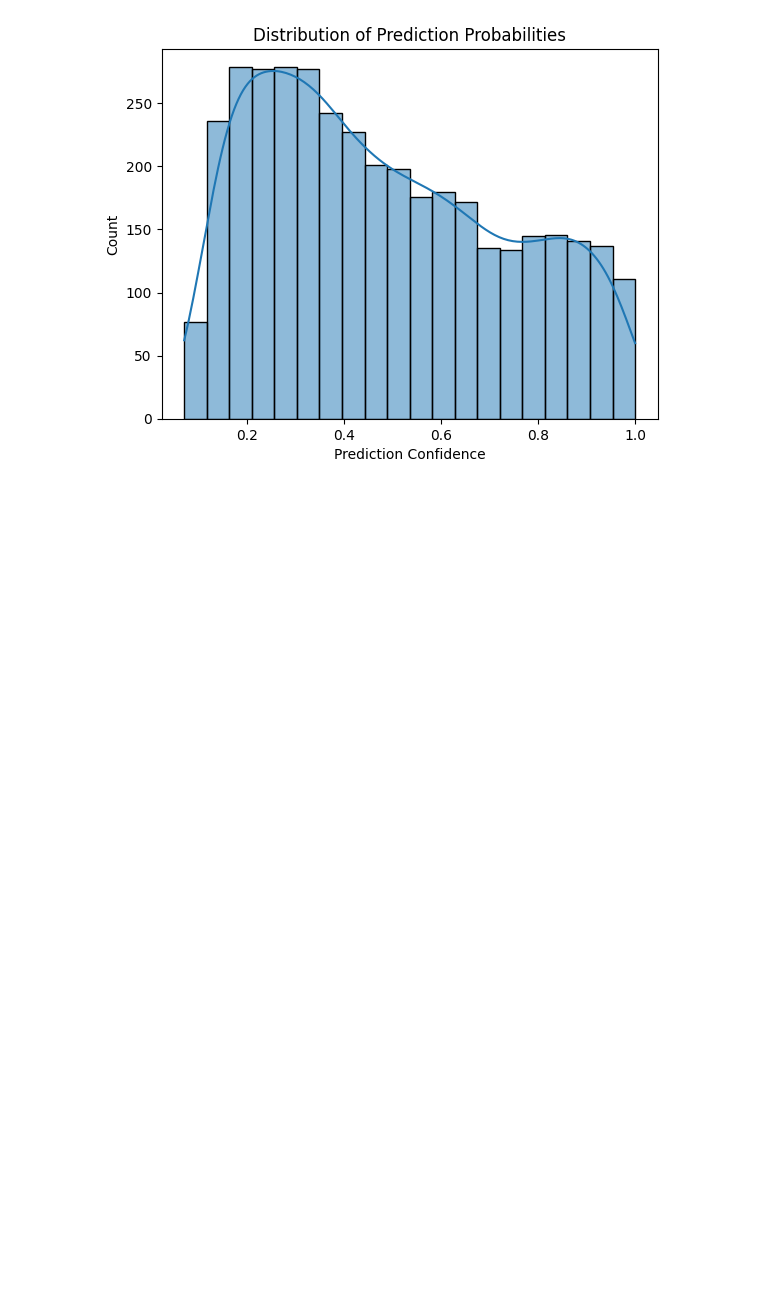
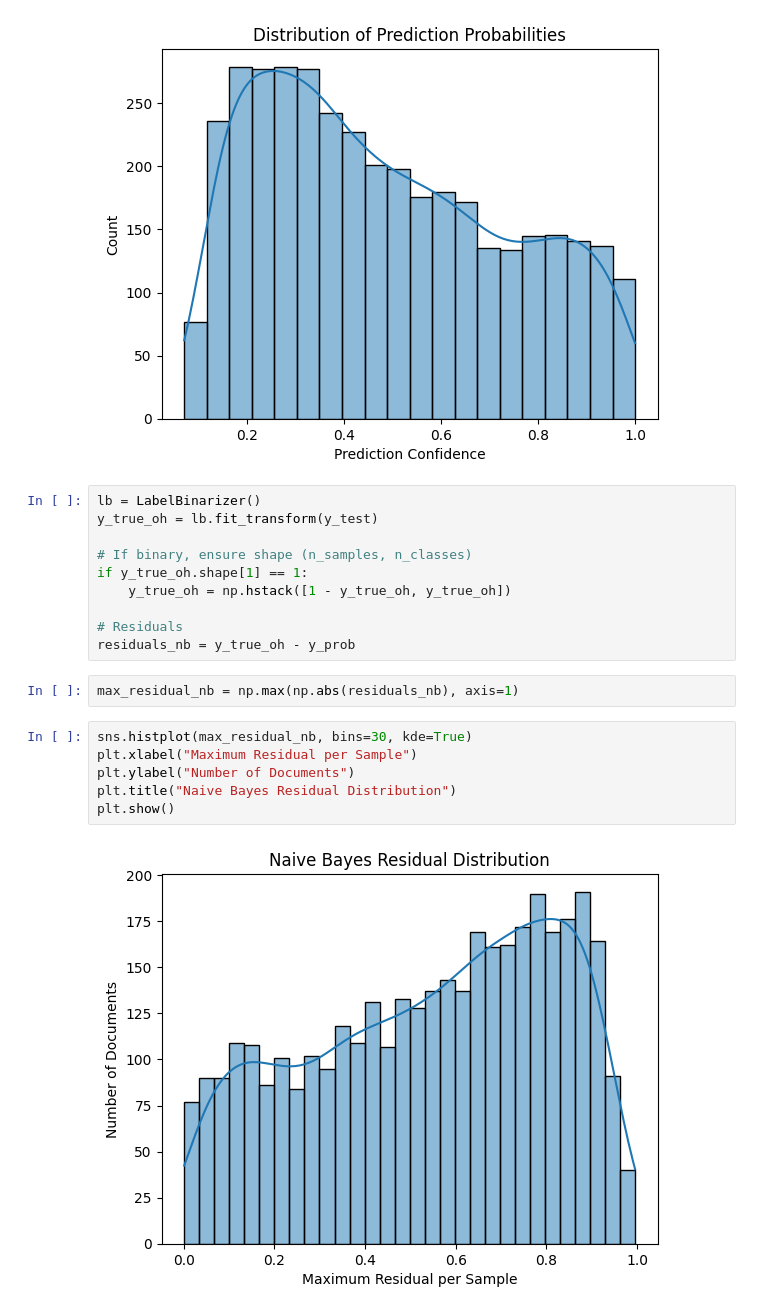
Before and after one commit to jblcky/document_classification, a Jupyter notebook: notebooks/naive.ipynb, the cells around one changed output. Cells and saved outputs as stored; diff of their text form; blank space fills up the shorter version.

```diff
--- a/notebooks/naive.ipynb
+++ b/notebooks/naive.ipynb
@@ -211,3 +212,23 @@ plt.title('Distribution of Prediction Probabilities')
 plt.show()
 # %% [output]
 [figure]
+# %%
+lb = LabelBinarizer()
+y_true_oh = lb.fit_transform(y_test)
+
+# If binary, ensure shape (n_samples, n_classes)
+if y_true_oh.shape[1] == 1:
+    y_true_oh = np.hstack([1 - y_true_oh, y_true_oh])
+
+# Residuals
+residuals_nb = y_true_oh - y_prob
+# %%
+max_residual_nb = np.max(np.abs(residuals_nb), axis=1)
+# %%
+sns.histplot(max_residual_nb, bins=30, kde=True)
+plt.xlabel("Maximum Residual per Sample")
+plt.ylabel("Number of Documents")
+plt.title("Naive Bayes Residual Distribution")
+plt.show()
+# %% [output]
+[figure, added]
```
Also changed, not shown: parts of 4 cells of this notebook, 4 other files.
